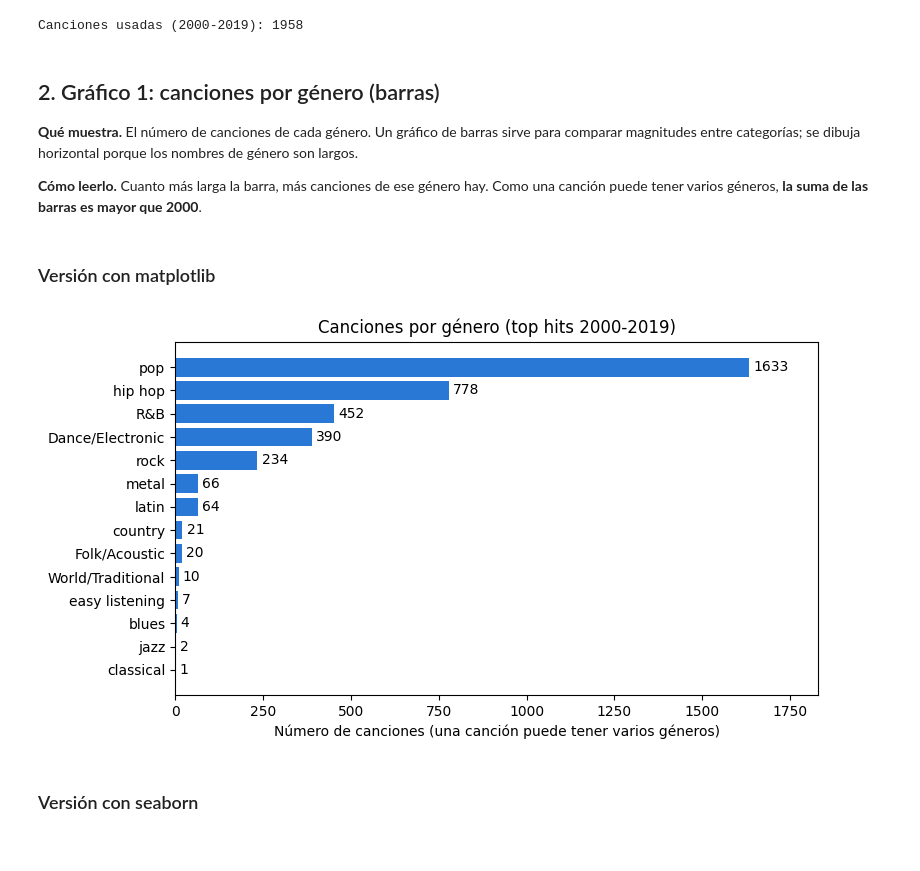
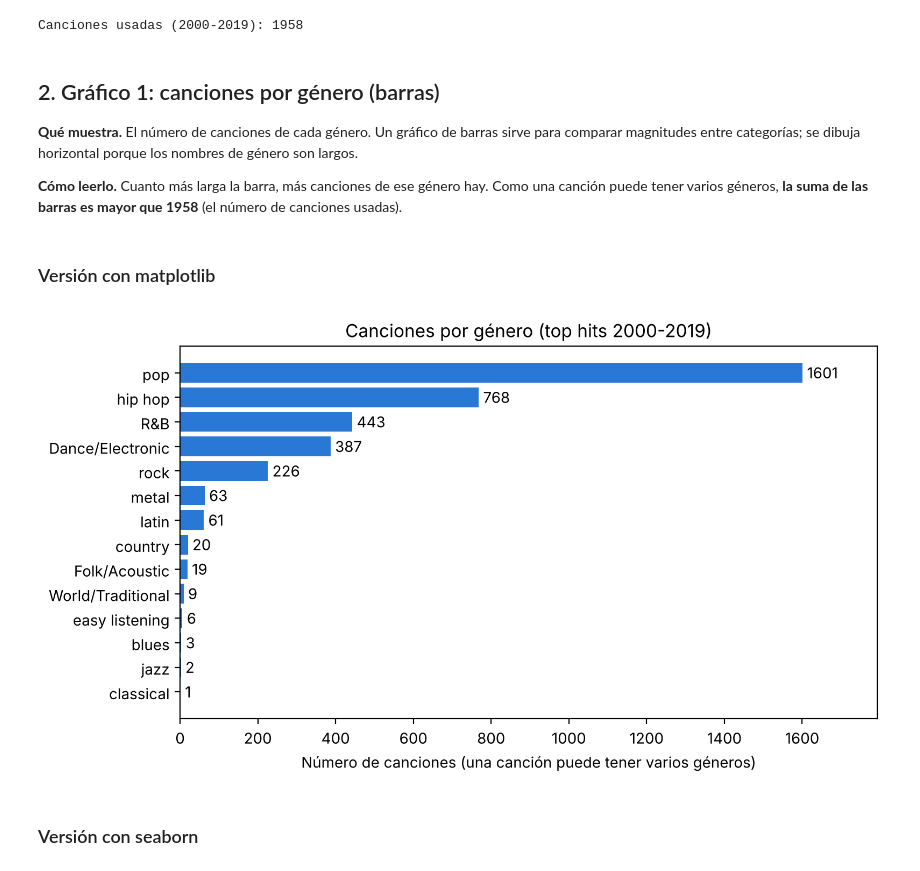
Before and after one commit to DanielML84/graficos-musica, a Jupyter notebook: graficos_musica.ipynb, the cells around one changed output. Saved outputs shown, nothing was run; the diff lists cells and outputs as text; code cells hidden in the pictures.

Commit message:
Corregir cifras de generos y explicar pico de 2018

```diff
--- a/graficos_musica.ipynb
+++ b/graficos_musica.ipynb
@@ -100,25 +99,25 @@ Canciones usadas (2000-2019): 1958
 
 **Qué muestra.** El número de canciones de cada género. Un gráfico de barras sirve para comparar magnitudes entre categorías; se dibuja horizontal porque los nombres de género son largos.
 
-**Cómo leerlo.** Cuanto más larga la barra, más canciones de ese género hay. Como una canción puede tener varios géneros, **la suma de las barras es mayor que 2000**.
+**Cómo leerlo.** Cuanto más larga la barra, más canciones de ese género hay. Como una canción puede tener varios géneros, **la suma de las barras es mayor que 1958** (el número de canciones usadas).
 # %% [markdown]
 ### Versión con matplotlib
 # %%
-generos = df["genre"].str.split(", ").explode()   # "rock, pop" -> dos filas
+generos = d["genre"].str.split(", ").explode()   # "rock, pop" -> dos filas
 generos = generos[generos != "set()"]             # quitamos las canciones sin género
 conteo = generos.value_counts()
 
 fig, ax = plt.subplots(figsize=(8, 4.5))
 barras = ax.barh(conteo.index, conteo.values, color="#2a78d6")
 ax.invert_yaxis()
 ax.bar_label(barras, padding=3)
 ax.set_xlim(0, conteo.max() * 1.12)
 ax.set_xlabel("Número de canciones (una canción puede tener varios géneros)")
 ax.set_title("Canciones por género (top hits 2000-2019)")
 plt.tight_layout()
 plt.show()
 # %% [output]
-[figure, old version]
+[figure, new version]
 # %% [markdown]
 ### Versión con seaborn
 # %%
```
Also changed, not shown: parts of 8 cells of this notebook, 1 other file.
